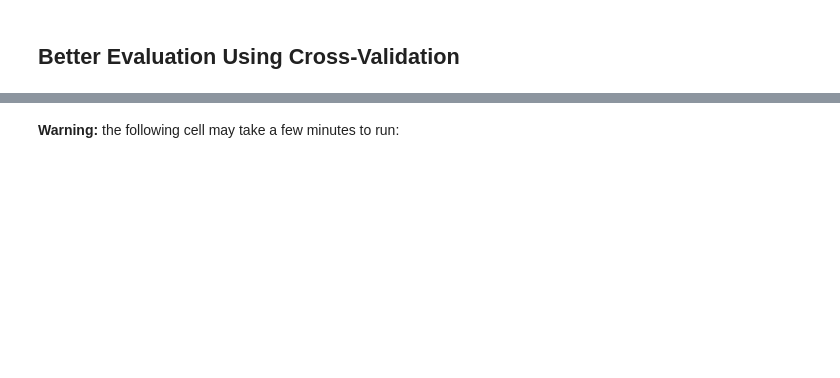
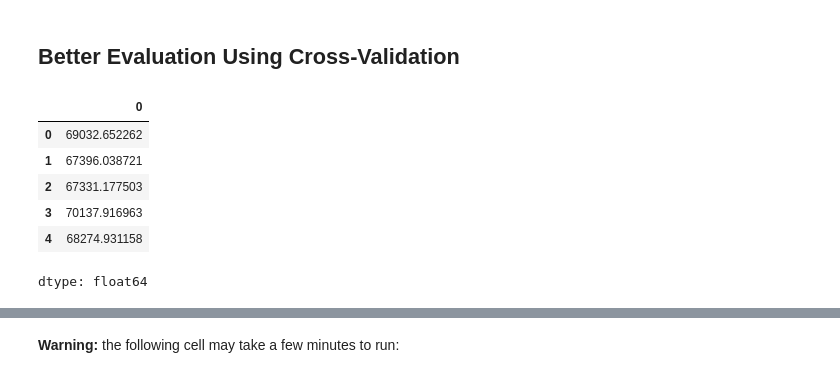
Before and after one commit to Eong-Koungmeng/Hands-on-machine-learning-test, a Jupyter notebook: 02_end_to_end_machine_learning_project.ipynb, the cells around one changed output, grey strips where cells are left out. Cells and saved outputs as stored; diff of their text form; code cells hidden in the pictures; blank space fills up the shorter version.

```diff
--- a/02_end_to_end_machine_learning_project.ipynb
+++ b/02_end_to_end_machine_learning_project.ipynb
@@ -1024,5 +1333,15 @@ from sklearn.model_selection import cross_val_score
 
 tree_rmses = -cross_val_score(tree_reg, housing, housing_labels,
                               scoring="neg_root_mean_squared_error", cv=10)
+# %%
+pd.Series(tree_rmses).head()
+# %% [output]
+|  | 0 |
+| 0 | 69032.652262 |
+| 1 | 67396.038721 |
+| 2 | 67331.177503 |
+| 3 | 70137.916963 |
+| 4 | 68274.931158 |
+dtype: float64
 # %%
 pd.Series(tree_rmses).describe()
```
Also changed, not shown: parts of 84 cells of this notebook.
